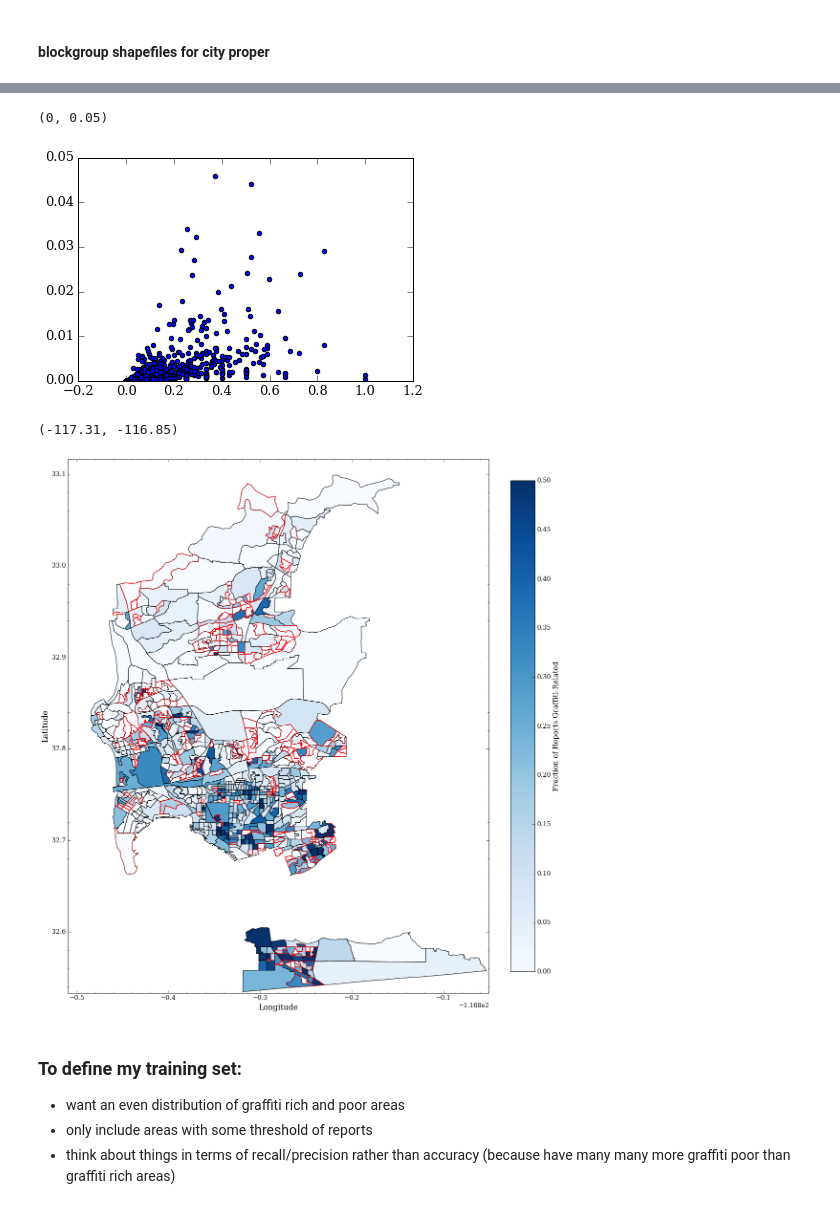
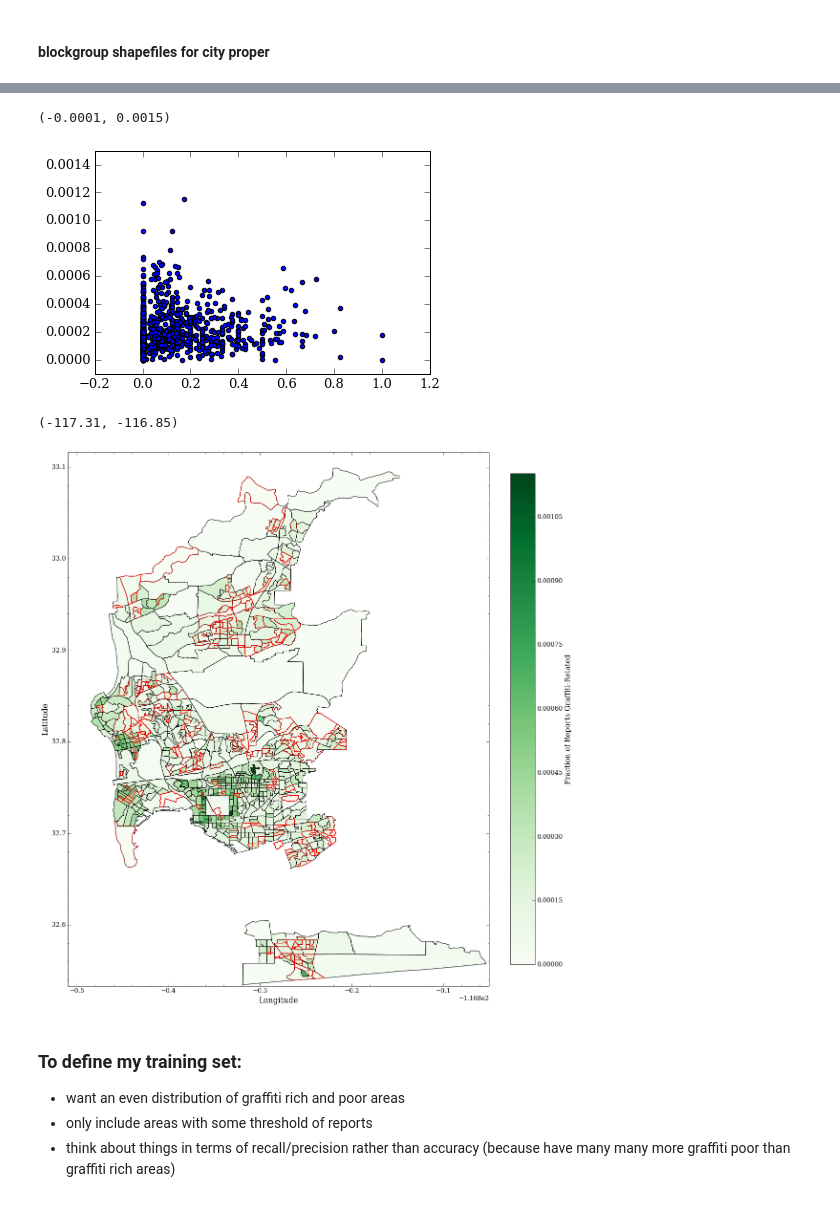
Before and after one commit to katiesch/insight2016, a Jupyter notebook: modeling_work.ipynb, the cells around one changed output, grey strips where cells are left out. Saved outputs shown, nothing was run; the diff lists cells and outputs as text; code cells hidden in the pictures.

```diff
--- a/modeling_work.ipynb
+++ b/modeling_work.ipynb
@@ -91,10 +94,19 @@ crime_combo.describe()
+# %%
+bg_info2.rename(columns={2: 'tract', 3: 'blockgroup', 8: 'land_area'}, inplace=True)
+# %%
+tree_bg = pd.merge(bg_info2[['tract', 'blockgroup', 'land_area']], tree_bg1, on=['tract',
+                                                                                'blockgroup'],
+                  how='left')
+# %%
+tree_bg['tree_density'] = tree_bg['tree_count'] / tree_bg['land_area']
 # %% [markdown]
 #### Combine the information together
 # %%
 temp1 = pd.merge(total_reports_demo, census_trimmed, on=['tract', 'blockgroup'], how='left')
 temp2 = pd.merge(temp1, cv_records, on=['tract', 'blockgroup'], how='left')
 temp3 = pd.merge(temp2, ap_bg, on=['tract', 'blockgroup'], how='left')
-census_combo = pd.merge(temp3, crime_combo[['tract', 'blockgroup', 'crime_count', 'crime_per_cap']],
+temp4 = pd.merge(temp3, tree_bg, on=['tract', 'blockgroup'], how='left')
+census_combo = pd.merge(temp4, crime_combo[['tract', 'blockgroup', 'crime_count', 'crime_per_cap']],
                         on=['tract', 'blockgroup'], how='left')
 # %%
 # Remove that weird blockgroup that no one lives in
@@ -170,7 +138,8 @@ individual_reports.loc[np.where(individual_reports['tract']==8511)[0],
 # %%
 census_trimmed['graffiti_per_cap'] = census_trimmed['graffiti_count'] / census_trimmed['total_pop']
 # %%
-plt.scatter(census_trimmed['graffiti_per'], census_trimmed['graffiti_per_cap'])
+plt.scatter(census_trimmed['graffiti_per'], census_trimmed['tree_density'])
+plt.ylim(-0.0001,0.0015)
 # %% [output]
-(0, 0.05)
+(-0.0001, 0.0015)
-[figure, old version]
+[figure, new version]
@@ -177,5 +148,5 @@ plt.scatter(census_trimmed['graffiti_per'], census_trimmed['graffiti_per_cap'])
 # %%
-column_choice = 'graffiti_per'
+column_choice = 'tree_density'
 #column_choice = 'Estimate; Total'
 
 p1 = Proj("+init=EPSG:2230", preserve_units=True)
@@ -190,10 +161,10 @@ for i in range(0,len(bg_info2)):
 
 colors = census_trimmed[column_choice]
 
-p = PatchCollection(patches, cmap='Blues', alpha=1.0)
+p = PatchCollection(patches, cmap='Greens', alpha=1.0)
 p.set_array(np.array(colors))
 #p.set_clim([min(colors),0.40])
-p.set_clim([min(colors),0.5])
+p.set_clim([min(colors),max(colors)])
 
 ax.add_collection(p)
 
@@ -241,7 +212,7 @@ plt.xlim(-117.31,-116.85)
 #mpld3.display()
 # %% [output]
 (-117.31, -116.85)
-[figure, old version]
+[figure, new version]
 # %% [markdown]
 ### To define my training set:
 - want an even distribution of graffiti rich and poor areas
```
Also changed, not shown: parts of 36 cells of this notebook.
